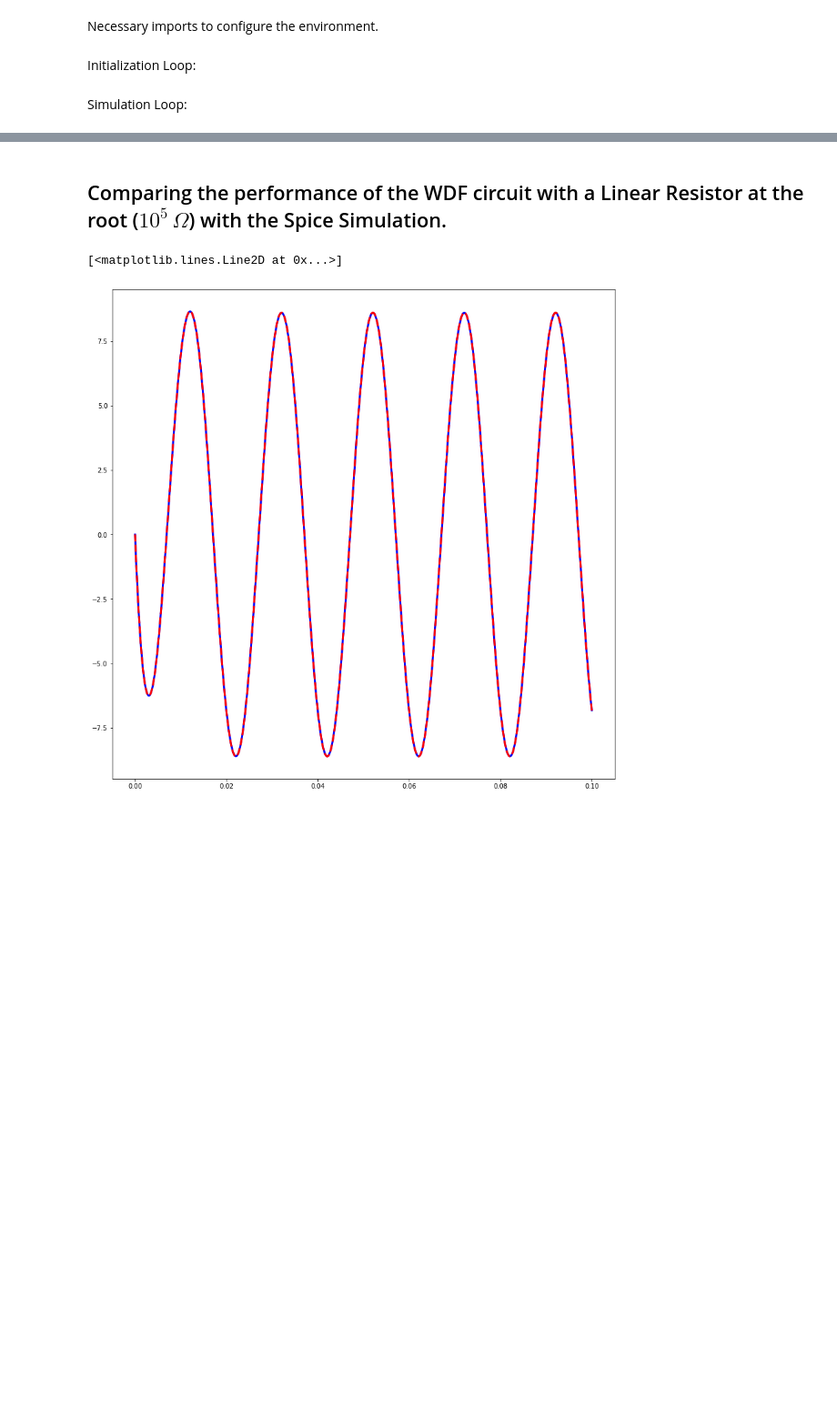
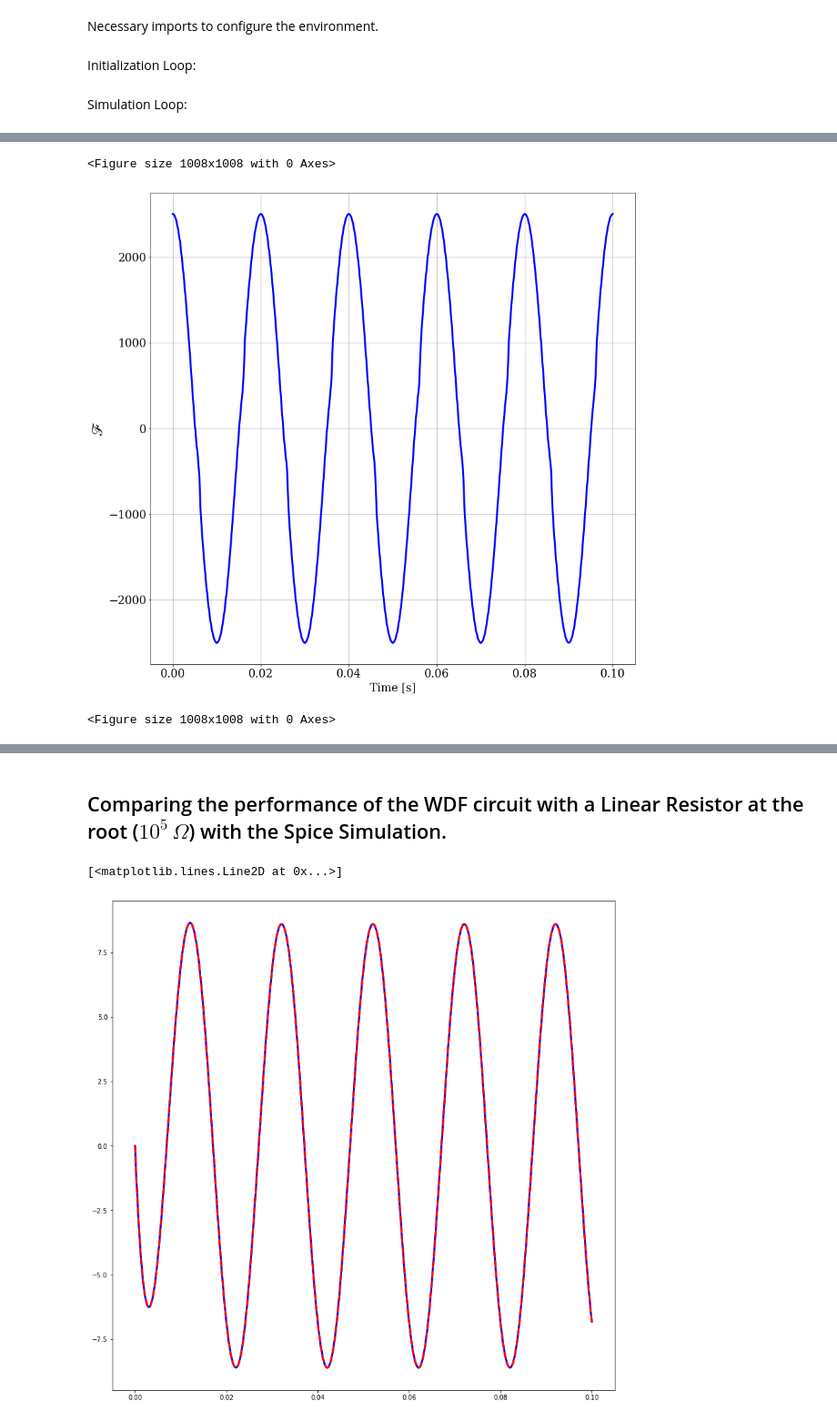
Before and after one commit to olivieromassi/Hysteresis-Modelling-with-Neural-Networks, a Jupyter notebook: WDFHysteresisModel.ipynb, the cells around one changed output, grey strips where cells are left out. Shown at 91% size. Saved outputs shown, nothing was run; the diff lists cells and outputs as text; code cells hidden in the pictures; blank space fills up the shorter version.

```diff
--- a/WDFHysteresisModel.ipynb
+++ b/WDFHysteresisModel.ipynb
@@ -439 +445,13 @@ plt.plot(t, a, 'b', linewidth=3)
+# %%
+# Plot the F Curve
+fig, ax = plt.subplots(figsize=(14,14))
+ax.grid()
+ax.plot(t, f, 'b', linewidth=3)
+ax.set_xlabel('Time [s]', fontsize=18)
+ax.set_ylabel('$\mathscr{F}$', fontsize=24);
+plt.figure(figsize=(14, 14))
+# %% [output]
+<Figure size 1008x1008 with 0 Axes>
+[figure, added]
+<Figure size 1008x1008 with 0 Axes>
 # %%
```
Also changed, not shown: parts of 8 cells of this notebook.
